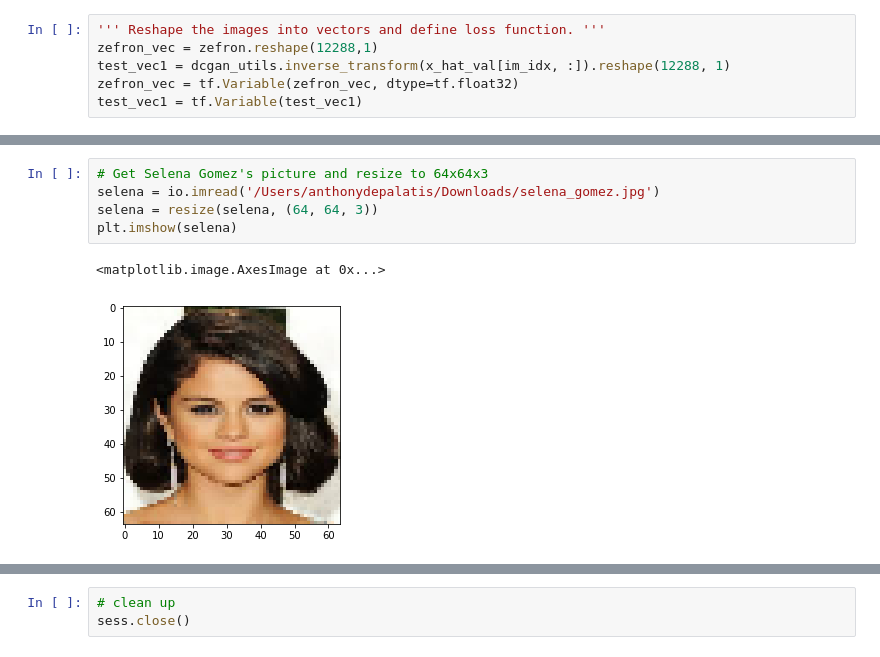
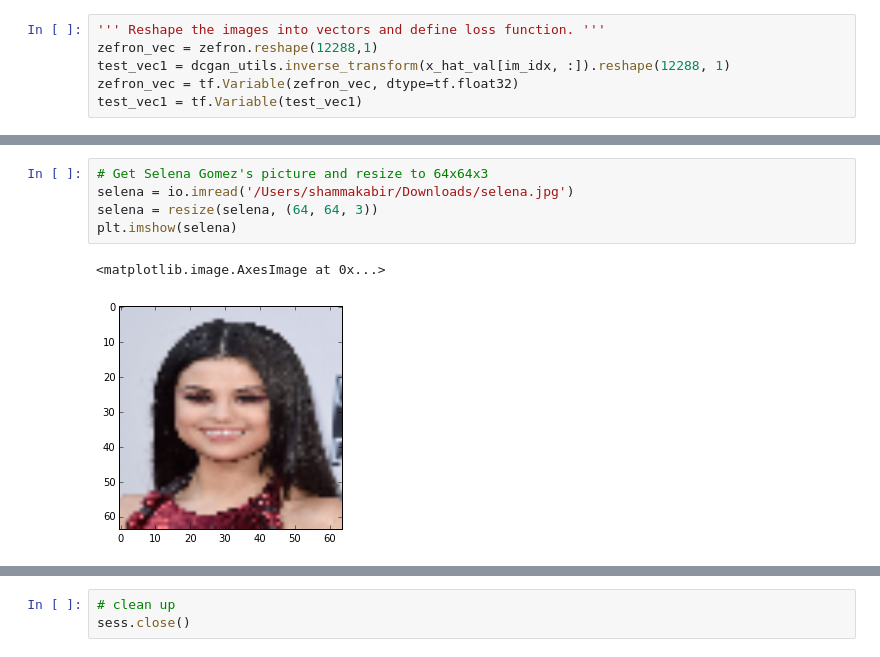
Before and after one commit to adepalatis/EE379K, a Jupyter notebook: Lab7/nn_compsensing/tfupgraded_src/my_DCGAN1.ipynb, the cells around one changed output, grey strips where cells are left out. Drawn from its saved outputs; the diff is of its cells as text.

```diff
--- a/Lab7/nn_compsensing/tfupgraded_src/my_DCGAN1.ipynb
+++ b/Lab7/nn_compsensing/tfupgraded_src/my_DCGAN1.ipynb
@@ -102,11 +99,11 @@ ending at x: [[ 0.62082916]
 # %%
 # Get Selena Gomez's picture and resize to 64x64x3
-selena = io.imread('/Users/anthonydepalatis/Downloads/selena_gomez.jpg')
+selena = io.imread('/Users/shammakabir/Downloads/selena.jpg')
 selena = resize(selena, (64, 64, 3))
 plt.imshow(selena)
 # %% [output]
 <matplotlib.image.AxesImage at 0x...>
-[figure, old version]
+[figure, new version]
 # %%
 ''' Reshape the images into vectors and define loss function. '''
 selena_vec = selena.reshape(12288,1)
```
Also changed, not shown: parts of 6 cells of this notebook, 7 other files.
